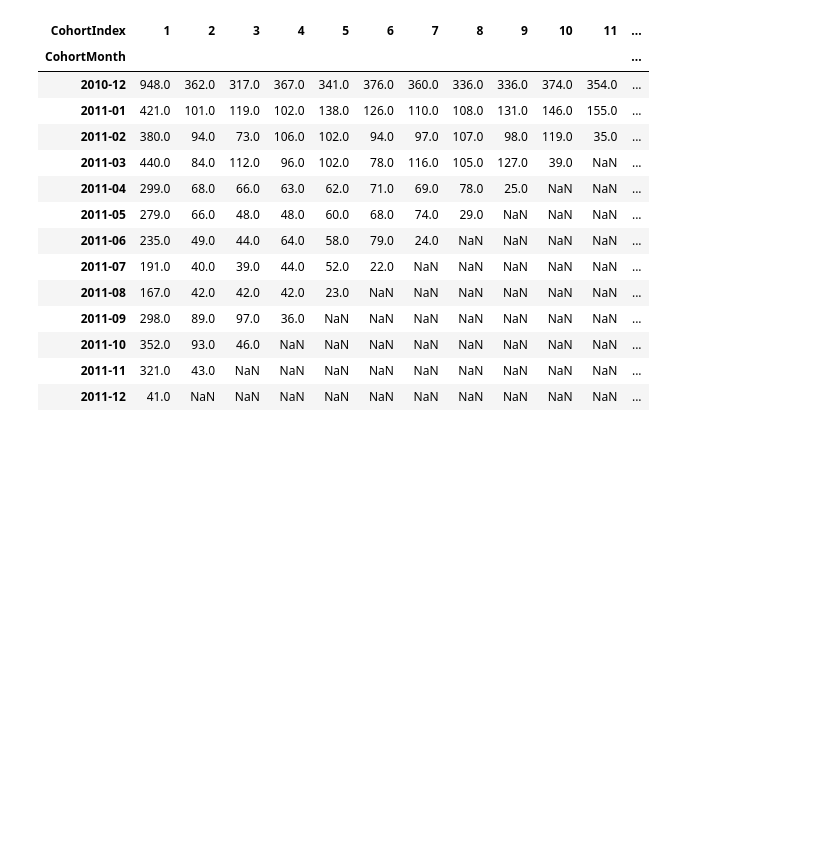
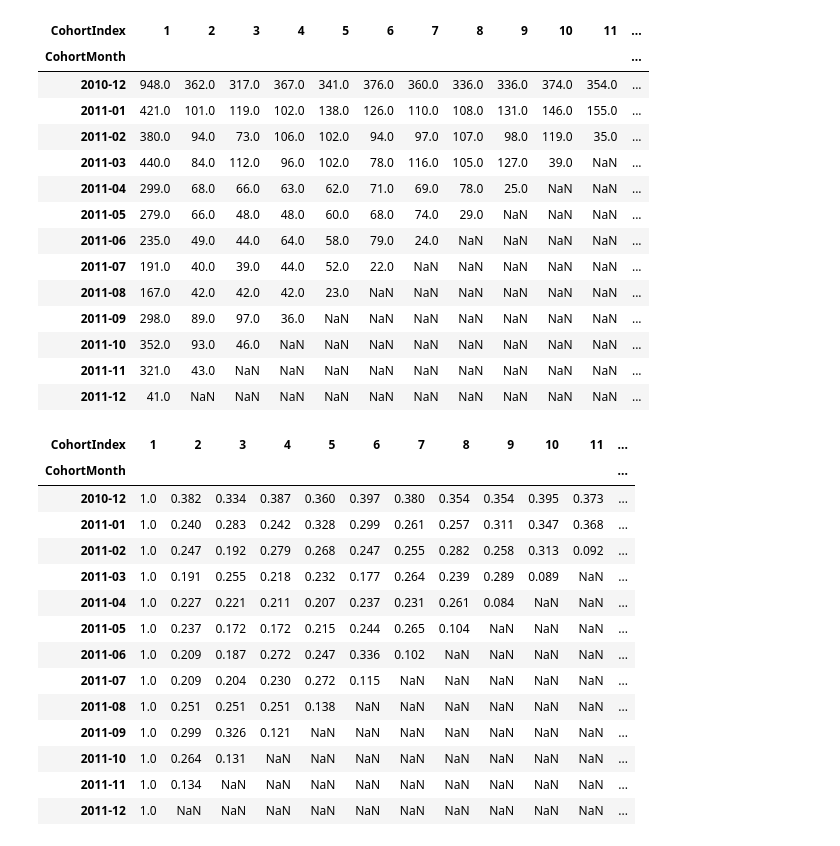
Before and after one commit to Kazeem-Bello/Customer-Rentention-and-Cohort-Analysis, a Jupyter notebook: main.ipynb, the cells around one changed output. Drawn from its saved outputs; the diff is of its cells as text; code cells hidden in the pictures; blank space fills up the shorter version.

```diff
--- a/main.ipynb
+++ b/main.ipynb
@@ -262,0 +266,18 @@ cohort_table
+# %%
+retention_table
+# %% [output]
+| CohortIndex | 1 | 2 | 3 | 4 | 5 | 6 | 7 | 8 | 9 | 10 | 11 | ... |
+| CohortMonth |  |  |  |  |  |  |  |  |  |  |  | ... |
+| 2010-12 | 1.0 | 0.382 | 0.334 | 0.387 | 0.360 | 0.397 | 0.380 | 0.354 | 0.354 | 0.395 | 0.373 | ... |
+| 2011-01 | 1.0 | 0.240 | 0.283 | 0.242 | 0.328 | 0.299 | 0.261 | 0.257 | 0.311 | 0.347 | 0.368 | ... |
+| 2011-02 | 1.0 | 0.247 | 0.192 | 0.279 | 0.268 | 0.247 | 0.255 | 0.282 | 0.258 | 0.313 | 0.092 | ... |
+| 2011-03 | 1.0 | 0.191 | 0.255 | 0.218 | 0.232 | 0.177 | 0.264 | 0.239 | 0.289 | 0.089 | NaN | ... |
+| 2011-04 | 1.0 | 0.227 | 0.221 | 0.211 | 0.207 | 0.237 | 0.231 | 0.261 | 0.084 | NaN | NaN | ... |
+| 2011-05 | 1.0 | 0.237 | 0.172 | 0.172 | 0.215 | 0.244 | 0.265 | 0.104 | NaN | NaN | NaN | ... |
+| 2011-06 | 1.0 | 0.209 | 0.187 | 0.272 | 0.247 | 0.336 | 0.102 | NaN | NaN | NaN | NaN | ... |
+| 2011-07 | 1.0 | 0.209 | 0.204 | 0.230 | 0.272 | 0.115 | NaN | NaN | NaN | NaN | NaN | ... |
+| 2011-08 | 1.0 | 0.251 | 0.251 | 0.251 | 0.138 | NaN | NaN | NaN | NaN | NaN | NaN | ... |
+| 2011-09 | 1.0 | 0.299 | 0.326 | 0.121 | NaN | NaN | NaN | NaN | NaN | NaN | NaN | ... |
+| 2011-10 | 1.0 | 0.264 | 0.131 | NaN | NaN | NaN | NaN | NaN | NaN | NaN | NaN | ... |
+| 2011-11 | 1.0 | 0.134 | NaN | NaN | NaN | NaN | NaN | NaN | NaN | NaN | NaN | ... |
+| 2011-12 | 1.0 | NaN | NaN | NaN | NaN | NaN | NaN | NaN | NaN | NaN | NaN | ... |
```
Also changed, not shown: parts of 6 cells of this notebook, 1 other file.
